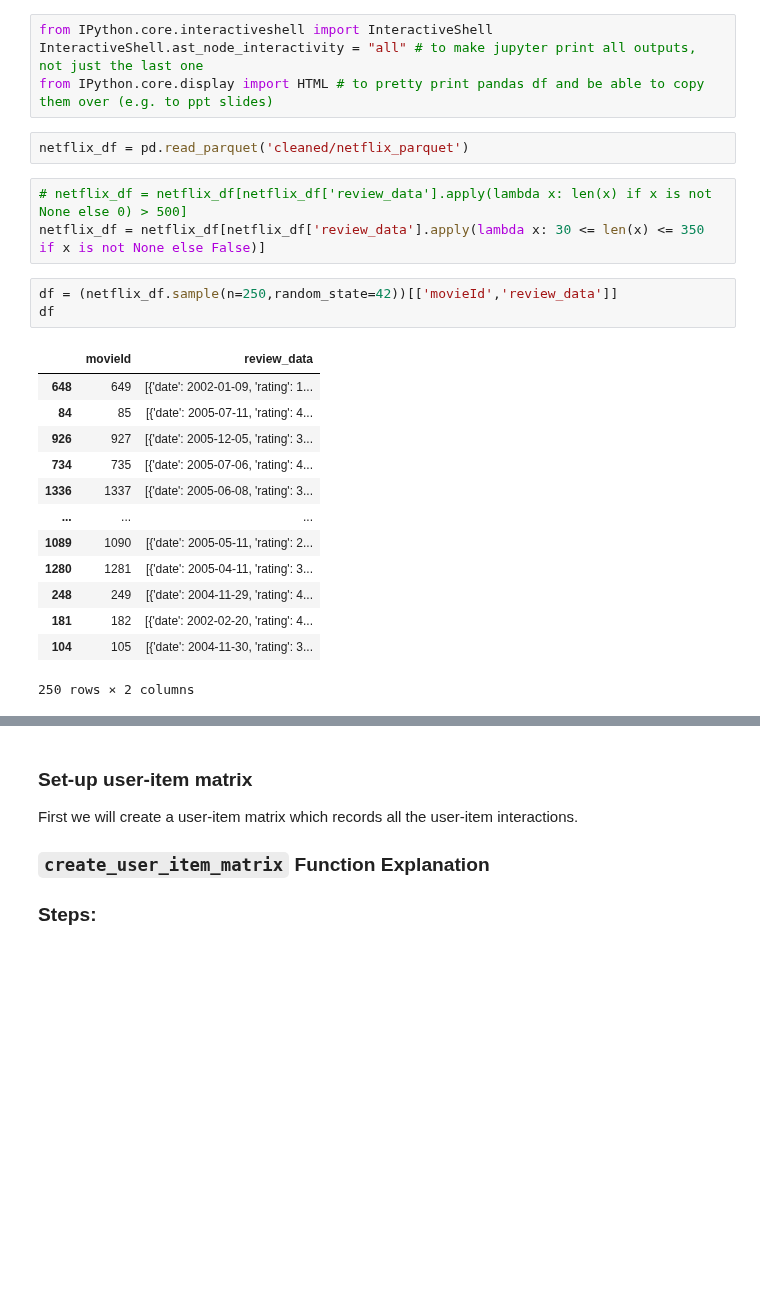
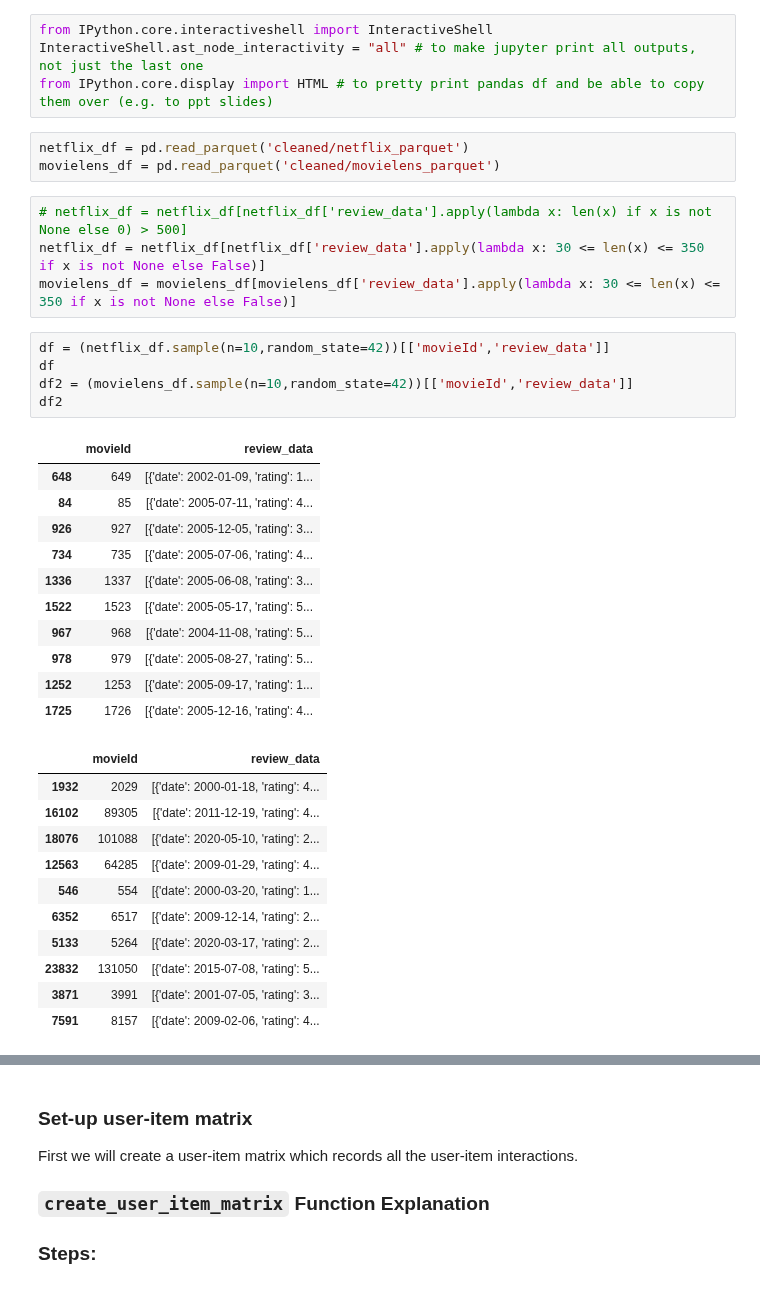
Before and after one commit to StijnHarder/SDfM---Jaume-and-Stijn, a Jupyter notebook: UserKNN modelling DEF- Stijn.ipynb, the cells around one changed output, grey strips where cells are left out. Saved outputs shown, nothing was run; the diff lists cells and outputs as text; blank space fills up the shorter version.

Commit message:
userknn netflix and movielens set up

```diff
--- a/UserKNN modelling DEF- Stijn.ipynb
+++ b/UserKNN modelling DEF- Stijn.ipynb
@@ -7,26 +7,39 @@ InteractiveShell.ast_node_interactivity = "all" # to make jupyter print all outp
 from IPython.core.display import HTML # to pretty print pandas df and be able to copy them over (e.g. to ppt slides)
 # %%
 netflix_df = pd.read_parquet('cleaned/netflix_parquet')
+movielens_df = pd.read_parquet('cleaned/movielens_parquet')
 # %%
 # netflix_df = netflix_df[netflix_df['review_data'].apply(lambda x: len(x) if x is not None else 0) > 500]
 netflix_df = netflix_df[netflix_df['review_data'].apply(lambda x: 30 <= len(x) <= 350 if x is not None else False)]
+movielens_df = movielens_df[movielens_df['review_data'].apply(lambda x: 30 <= len(x) <= 350 if x is not None else False)]
 # %%
-df = (netflix_df.sample(n=250,random_state=42))[['movieId','review_data']]
+df = (netflix_df.sample(n=10,random_state=42))[['movieId','review_data']]
 df
+df2 = (movielens_df.sample(n=10,random_state=42))[['movieId','review_data']]
+df2
 # %% [output]
 |  | movieId | review_data |
 | 648 | 649 | [{'date': 2002-01-09, 'rating': 1... |
 | 84 | 85 | [{'date': 2005-07-11, 'rating': 4... |
 | 926 | 927 | [{'date': 2005-12-05, 'rating': 3... |
 | 734 | 735 | [{'date': 2005-07-06, 'rating': 4... |
 | 1336 | 1337 | [{'date': 2005-06-08, 'rating': 3... |
-| ... | ... | ... |
-| 1089 | 1090 | [{'date': 2005-05-11, 'rating': 2... |
-| 1280 | 1281 | [{'date': 2005-04-11, 'rating': 3... |
-| 248 | 249 | [{'date': 2004-11-29, 'rating': 4... |
-| 181 | 182 | [{'date': 2002-02-20, 'rating': 4... |
-| 104 | 105 | [{'date': 2004-11-30, 'rating': 3... |
+| 1522 | 1523 | [{'date': 2005-05-17, 'rating': 5... |
+| 967 | 968 | [{'date': 2004-11-08, 'rating': 5... |
+| 978 | 979 | [{'date': 2005-08-27, 'rating': 5... |
+| 1252 | 1253 | [{'date': 2005-09-17, 'rating': 1... |
+| 1725 | 1726 | [{'date': 2005-12-16, 'rating': 4... |
-250 rows × 2 columns
+|  | movieId | review_data |
+| 1932 | 2029 | [{'date': 2000-01-18, 'rating': 4... |
+| 16102 | 89305 | [{'date': 2011-12-19, 'rating': 4... |
+| 18076 | 101088 | [{'date': 2020-05-10, 'rating': 2... |
+| 12563 | 64285 | [{'date': 2009-01-29, 'rating': 4... |
+| 546 | 554 | [{'date': 2000-03-20, 'rating': 1... |
+| 6352 | 6517 | [{'date': 2009-12-14, 'rating': 2... |
+| 5133 | 5264 | [{'date': 2020-03-17, 'rating': 2... |
+| 23832 | 131050 | [{'date': 2015-07-08, 'rating': 5... |
+| 3871 | 3991 | [{'date': 2001-07-05, 'rating': 3... |
+| 7591 | 8157 | [{'date': 2009-02-06, 'rating': 4... |
 # %%
 review_data = df['review_data'].values
 user_ids = np.concatenate([np.array([entry['userId'] for entry in row]) for row in review_data])
```
Also changed, not shown: parts of 10 cells of this notebook.
